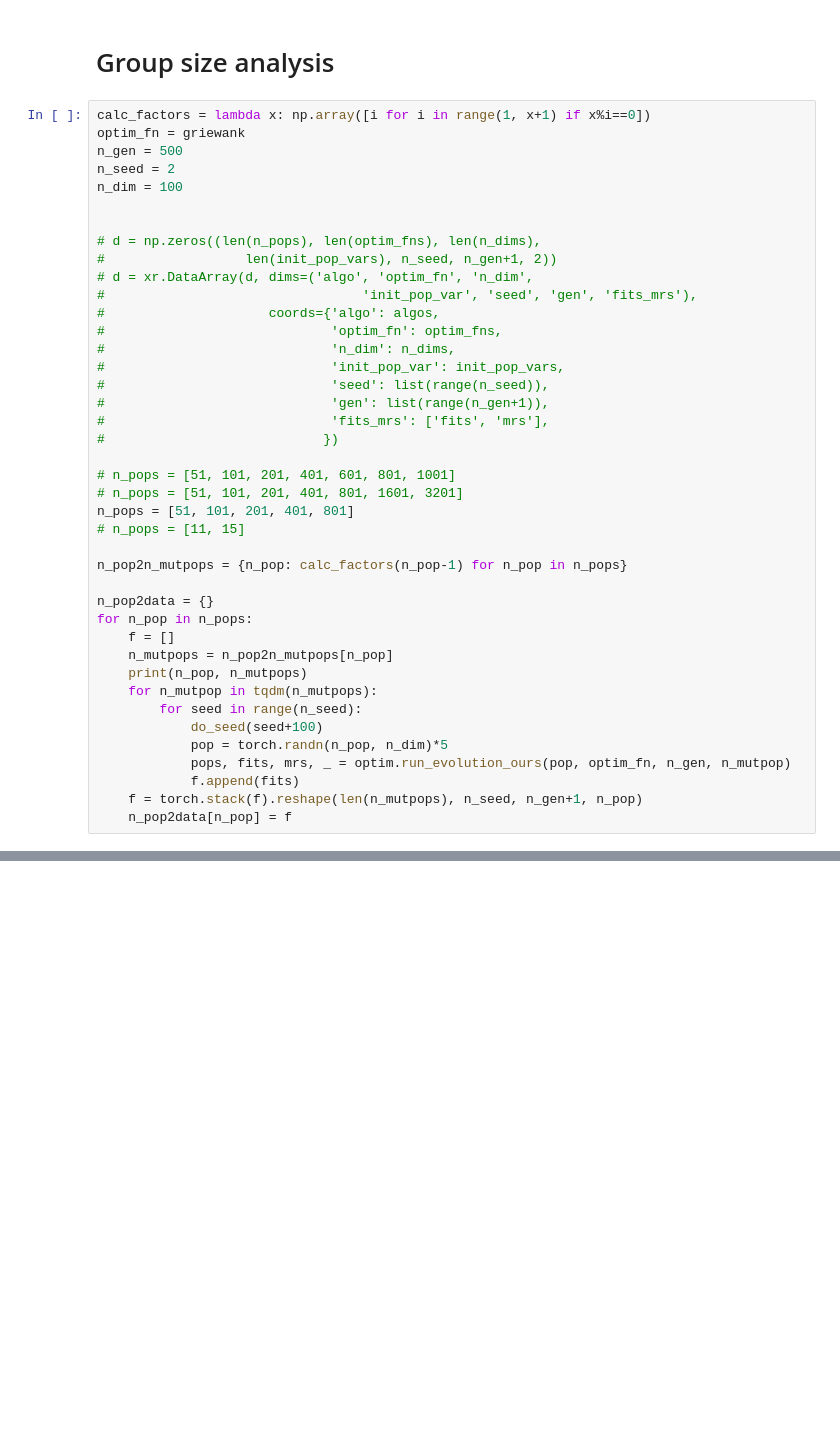
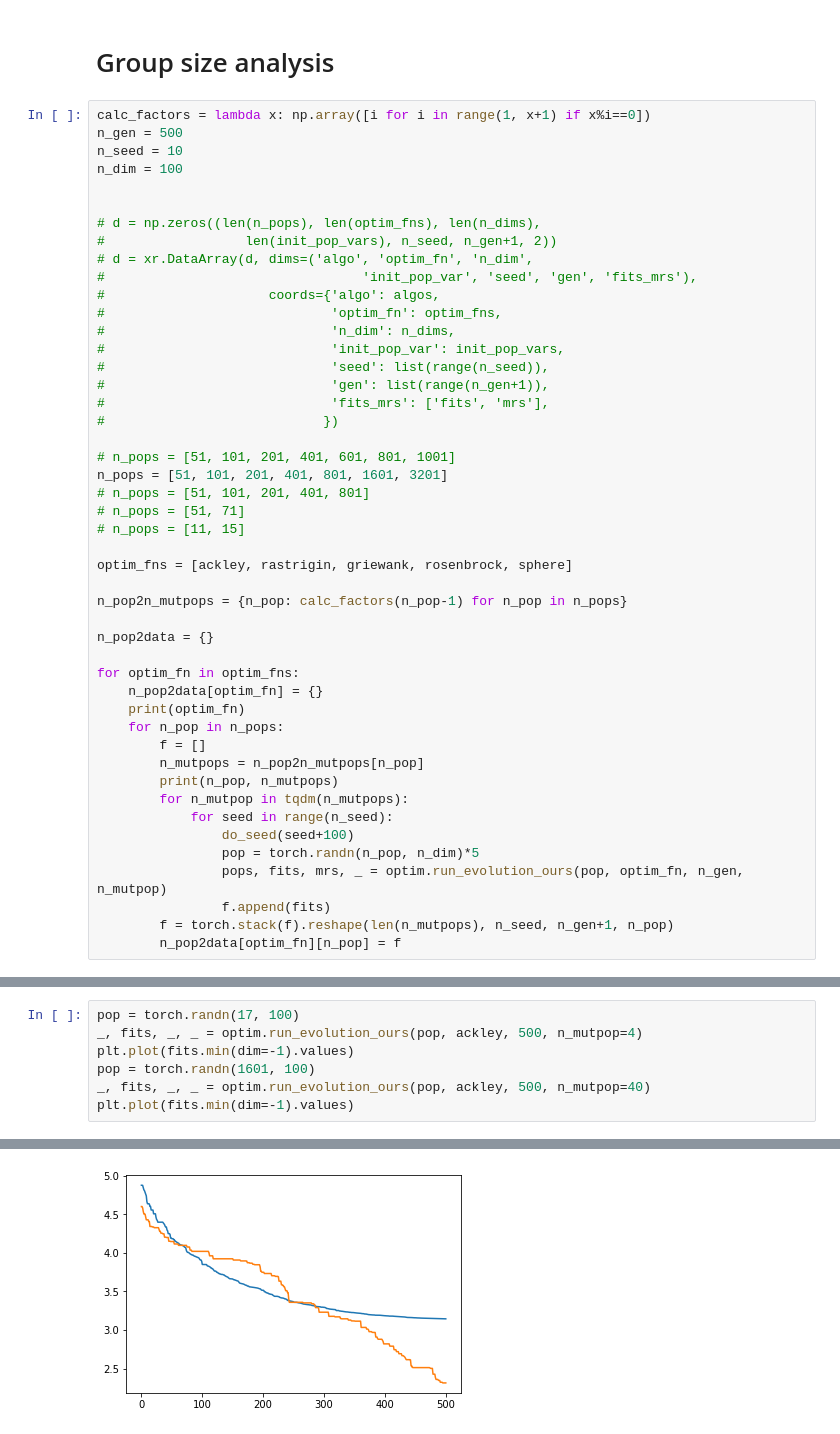
Before and after one commit to akarshkumar0101/evolved-neuroevolution, a Jupyter notebook: group_size.ipynb, the cells around one changed output, grey strips where cells are left out. Cells and saved outputs as stored; diff of their text form; blank space fills up the shorter version.

```diff
--- a/group_size.ipynb
+++ b/group_size.ipynb
@@ -9,9 +9,8 @@ from tqdm.notebook import tqdm
 # Group size analysis
 # %%
 calc_factors = lambda x: np.array([i for i in range(1, x+1) if x%i==0])
-optim_fn = griewank
 n_gen = 500
-n_seed = 2
+n_seed = 10
 n_dim = 100
 
 
@@ -29,23 +28,30 @@ n_dim = 100
 #                            })
 
 # n_pops = [51, 101, 201, 401, 601, 801, 1001]
-# n_pops = [51, 101, 201, 401, 801, 1601, 3201]
-n_pops = [51, 101, 201, 401, 801]
+n_pops = [51, 101, 201, 401, 801, 1601, 3201]
+# n_pops = [51, 101, 201, 401, 801]
+# n_pops = [51, 71]
 # n_pops = [11, 15]
+
+optim_fns = [ackley, rastrigin, griewank, rosenbrock, sphere]
 
 n_pop2n_mutpops = {n_pop: calc_factors(n_pop-1) for n_pop in n_pops}
 
 n_pop2data = {}
-for n_pop in n_pops:
-    f = []
-    n_mutpops = n_pop2n_mutpops[n_pop]
-    print(n_pop, n_mutpops)
-    for n_mutpop in tqdm(n_mutpops):
-        for seed in range(n_seed):
-            do_seed(seed+100)
-            pop = torch.randn(n_pop, n_dim)*5
-            pops, fits, mrs, _ = optim.run_evolution_ours(pop, optim_fn, n_gen, n_mutpop)
-            f.append(fits)
-    f = torch.stack(f).reshape(len(n_mutpops), n_seed, n_gen+1, n_pop)
-    n_pop2data[n_pop] = f
+
+for optim_fn in optim_fns:
+    n_pop2data[optim_fn] = {}
+    print(optim_fn)
+    for n_pop in n_pops:
+        f = []
+        n_mutpops = n_pop2n_mutpops[n_pop]
+        print(n_pop, n_mutpops)
+        for n_mutpop in tqdm(n_mutpops):
+            for seed in range(n_seed):
+                do_seed(seed+100)
+                pop = torch.randn(n_pop, n_dim)*5
+                pops, fits, mrs, _ = optim.run_evolution_ours(pop, optim_fn, n_gen, n_mutpop)
+                f.append(fits)
+        f = torch.stack(f).reshape(len(n_mutpops), n_seed, n_gen+1, n_pop)
+        n_pop2data[optim_fn][n_pop] = f
 # %% [output]
@@ -83,0 +130,8 @@ plt.show()
+# %%
+pop = torch.randn(17, 100)
+_, fits, _, _ = optim.run_evolution_ours(pop, ackley, 500, n_mutpop=4)
+plt.plot(fits.min(dim=-1).values)
+pop = torch.randn(1601, 100)
+_, fits, _, _ = optim.run_evolution_ours(pop, ackley, 500, n_mutpop=40)
+plt.plot(fits.min(dim=-1).values)
+# %% [output]
@@ -83,0 +139 @@ plt.show()
+[figure, added]
```
Also changed, not shown: parts of 9 cells of this notebook, 1 other file.
